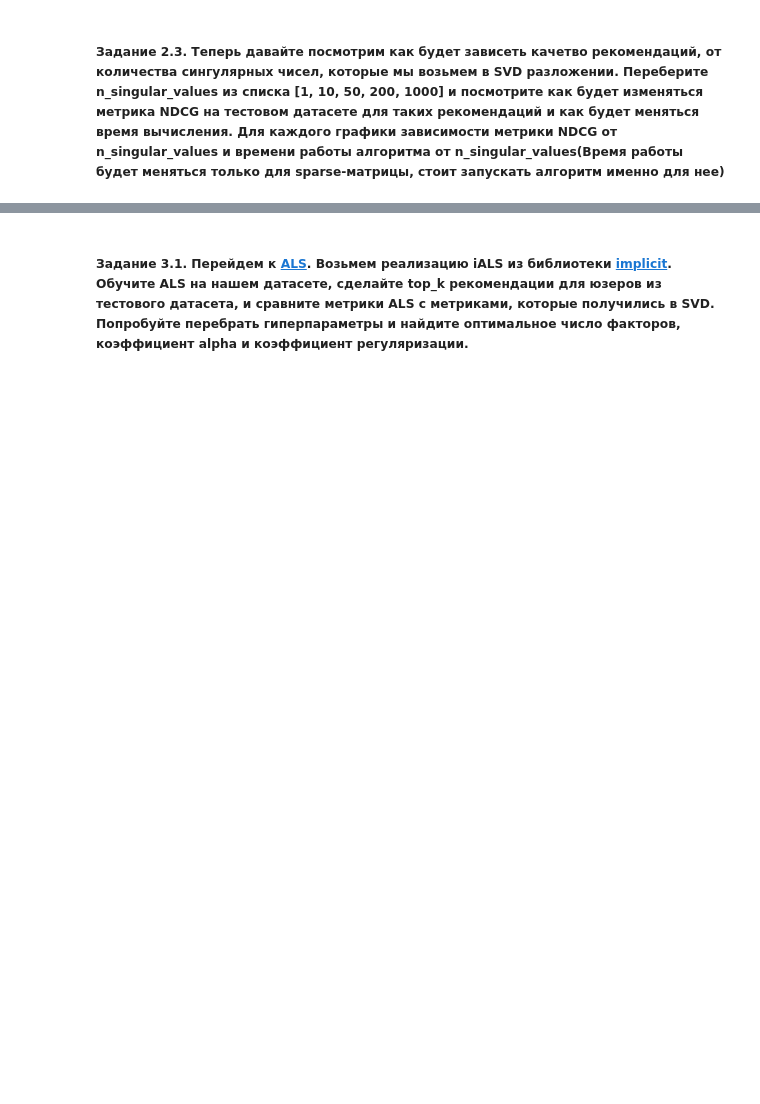
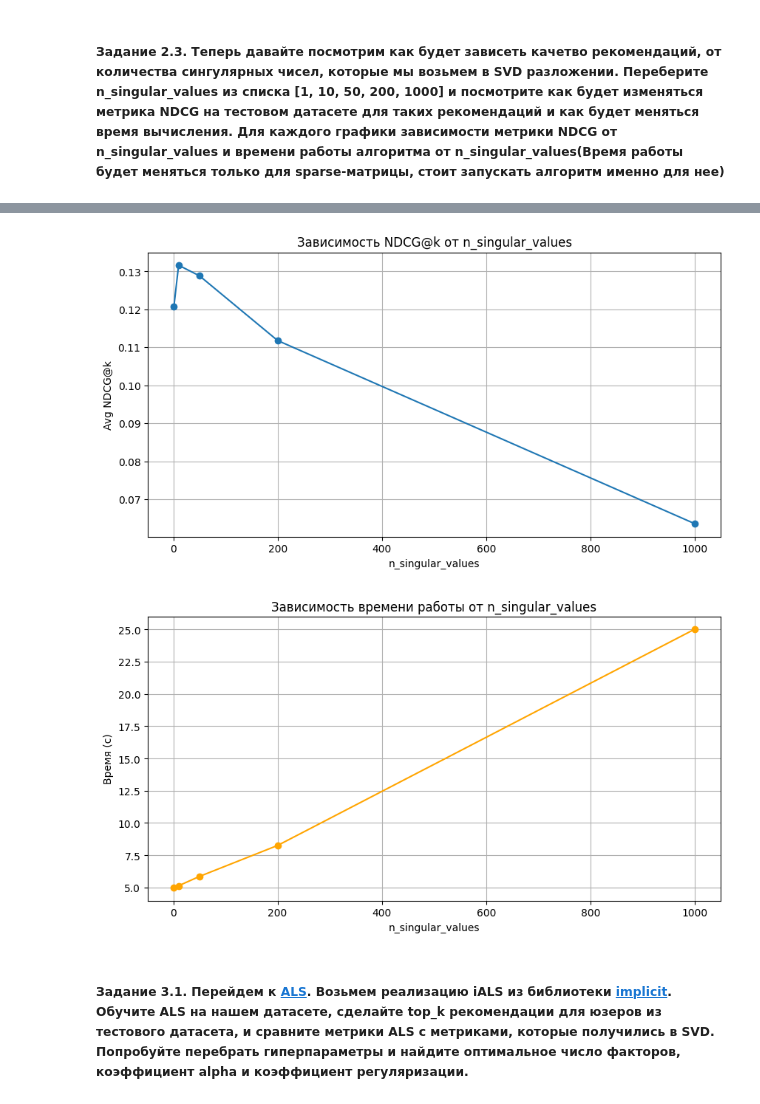
Before and after one commit to Lulu-fw01/RecSys_course, a Jupyter notebook: hw/HSE_RecSys_HW2.ipynb, the cells around one changed output, grey strips where cells are left out. Cells and saved outputs as stored; diff of their text form; code cells hidden in the pictures; blank space fills up the shorter version.

```diff
--- a/hw/HSE_RecSys_HW2.ipynb
+++ b/hw/HSE_RecSys_HW2.ipynb
@@ -109,17 +109,11 @@ interractions = df_to_matrix(df_train)
 from scipy.sparse import coo_array
 
 def df_to_coo(df: pd.DataFrame) -> coo_array:
-    unique_users = df['user_id'].unique()
-    unique_items = df['item_id'].unique()
-
-    max_user = unique_users.max()
-    max_item = unique_items.max()
-
     rows = [row['user_id'] for _, row in df.iterrows()]
     cols = [row['item_id'] for _, row in df.iterrows()]
     data = df['rating'].values
 
-    result = coo_array((data, (rows, cols)), shape=(max_user + 1, max_item + 1))
+    result = coo_array((data, (rows, cols)), shape=(max_user_id + 1, max_item_id + 1))
 
     return result
 # %%
@@ -141,10 +135,10 @@ def make_svd(interractions: Union[np.ndarray, coo_array], n_singular_values: int
     # и все кроме одного сингулярного числа для coo-матрицы(иначе scipy.sparse.linalg.svds не будет работать)
     if isinstance(interractions, coo_array):
         U, S, V = svds(interractions.tocsr(), k=n_singular_values)
-        # idx = sigma.argsort()[::-1]
-        # U = U[:, idx]
-        # sigma = sigma[idx]
-        # Vt = Vt[idx, :]
+        idx = S.argsort()[::-1]
+        U = U[:, idx]
+        S = S[idx]
+        V = V[idx, :]
     else:
         U, S, V = np.linalg.svd(interractions, full_matrices=False)
         if n_singular_values > 0:
@@ -163,21 +157,23 @@ assert np.allclose(U1 @ np.diag(S1) @ V1, U @ np.diag(S) @ V)
 # %% [markdown]
 ##### Задание 2.2. Теперь попробуем сделать рекомендации с помощью SVD. Мы научились восстанавливать исходную матрицу с помощью разложения, теперь же мы хотим порекомендовать пользователю айтемы, которые будут для него максимально релевантны(в восстановленной матрице у них будет самый высокий скор). Для каждого пользователя нужно будет найти индексы айтемов, которые имеют максимальный скор. При этом стоит обратить внимание, что мы не хотим рекомендовать пользователю айтемы, с которыми он уже взаимодействовал
 # %%
-def make_svd_recommendations(interractions: Union[np.ndarray, coo_array], n_singular_values: int = -1, top_k: int = 100):
+def make_svd_recommendations(interractions: Union[np.ndarray, coo_array], n_singular_values: int = -1, top_k: int = 100) -> np.array:
     # Возвращает матрицу вида n_users, top_k, то есть для каждого пользователя возвращаем индексы
     # top_k самых релевантный айтемов среди тех с которыми он еще не взаимодействовал
 
-    U, S, V = make_svd(interractions)
+    U, S, V = make_svd(interractions, n_singular_values)
     m_recovered = U @ np.diag(S) @ V
 
     # получаем id всех элементов
-    all_items = set(range(len(interractions[0])))
+    all_items = set(range(interractions.shape[1]))
 
     recommendations = []
-    i = 0
     for i, pred_values in enumerate(m_recovered):
         # Получаем все элементы, с которыми пользователь взаимодействовал.
-        user_interractions = set(np.nonzero(interractions[i])[0])
+        if isinstance(interractions, coo_array):
+            user_interractions = set(interractions.col[interractions.row == i])
+        else:
+            user_interractions = set(np.nonzero(interractions[i])[0])
         # Собираем только те элементы, с которыми пользователь не взаимодействовал.
         not_inerracted_items = all_items - user_interractions
         # Сортируем рекомендованные пользователю элементы и добавляем в ответ.
@@ -199,2 +187,5 @@ assert recs.shape == (interractions.shape[0], 100)
 # %% [markdown]
 ##### Задание 2.3. Теперь давайте посмотрим как будет зависеть качетво рекомендаций, от количества сингулярных чисел, которые мы возьмем в SVD разложении. Переберите n_singular_values из списка [1, 10, 50, 200, 1000] и посмотрите как будет изменяться метрика NDCG на тестовом датасете для таких рекомендаций и как будет меняться время вычисления. Для каждого графики зависимости метрики NDCG от n_singular_values и времени работы алгоритма от n_singular_values(Время работы будет меняться только для sparse-матрицы, стоит запускать алгоритм именно для нее)
+# %%
+test2 = df_test.sort_values(by=['user_id', 'datetime'])
+real_items_oreder = test2.groupby('user_id')['item_id'].apply(list)
@@ -206,4 +268,7 @@ def plot_graphs(interractions: Union[np.ndarray, coo_array], top_k: int = 100):
 # %%
-plot_graphs()
+plot_graphs(coo_interactions, real_items_oreder)
+# %% [output]
+[figure, added]
+[figure, added]
 # %% [markdown]
 ##### Задание 3.1. Перейдем к [ALS](http://yifanhu.net/PUB/cf.pdf). Возьмем реализацию iALS из библиотеки [implicit](https://benfred.github.io/implicit/api/models/cpu/als.html). Обучите ALS на нашем датасете, сделайте top_k рекомендации для юзеров из тестового датасета, и сравните метрики ALS с метриками, которые получились в SVD. Попробуйте перебрать гиперпараметры и найдите оптимальное число факторов, коэффициент alpha и коэффициент регуляризации.
```
Also changed, not shown: parts of 8 cells of this notebook.
